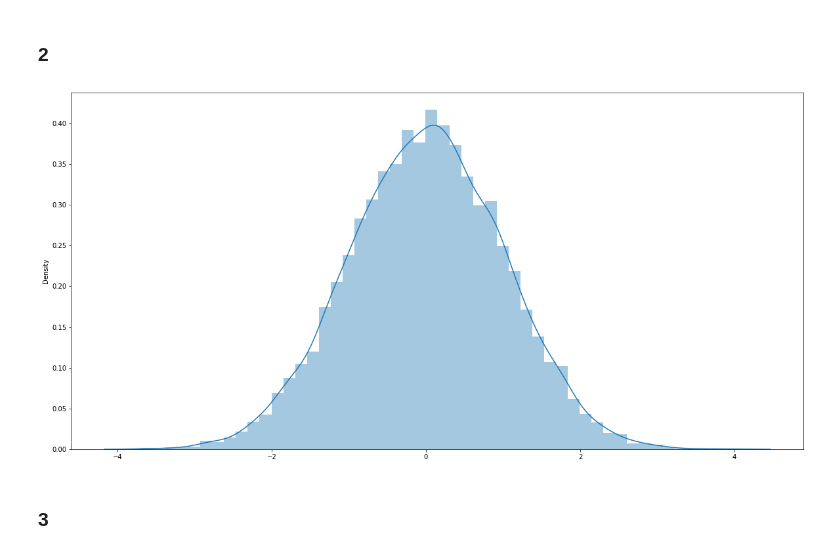
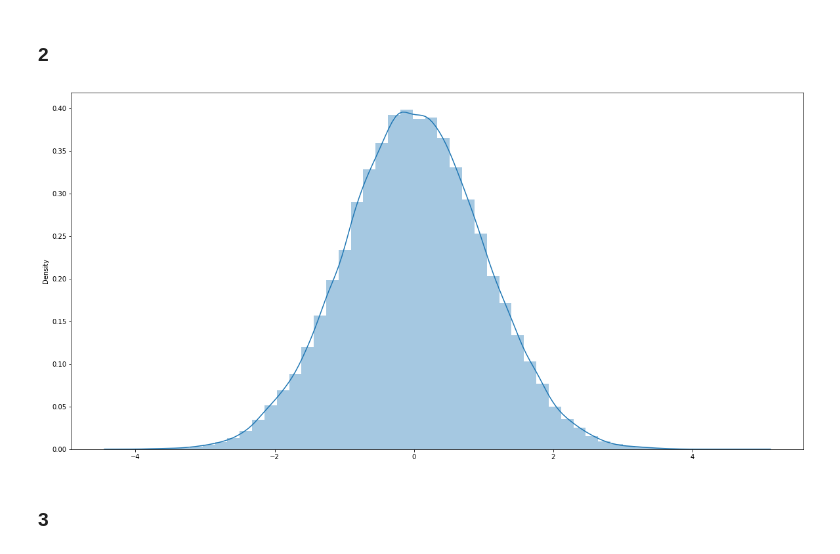
Before and after one commit to FabianAndersson17/statistiska-metoder, a Jupyter notebook: labb_statistiskametoder.ipynb, the cells around one changed output. Cells and saved outputs as stored; diff of their text form; code cells hidden in the pictures.

```diff
--- a/labb_statistiskametoder.ipynb
+++ b/labb_statistiskametoder.ipynb
@@ -59,17 +59,17 @@ for d in range(50000):
 # %%
 #Combining arrays into a dataframe to plot
 populationTestLsit = [samples_10, samples_20, samples_30, samples_40, samples_50]
 #Plotting Distributions
 plt.figure(figsize=(20,10))
-sns.distplot(populationTestLsit[0])
+# sns.distplot(populationTestLsit[0])
 # sns.distplot(populationTestLsit[1])
 # sns.distplot(populationTestLsit[2])
 # sns.distplot(populationTestLsit[3])
-# sns.distplot(populationTestLsit[4])
+sns.distplot(populationTestLsit[4])
 # plt.legend(populationTestLsit[0], fontsize=20)
 plt.show()
 # %% [output]
-[figure, old version]
+[figure, new version]
 # %% [markdown]
 ### 3
 # %%
```
Also changed, not shown: parts of 4 cells of this notebook.
